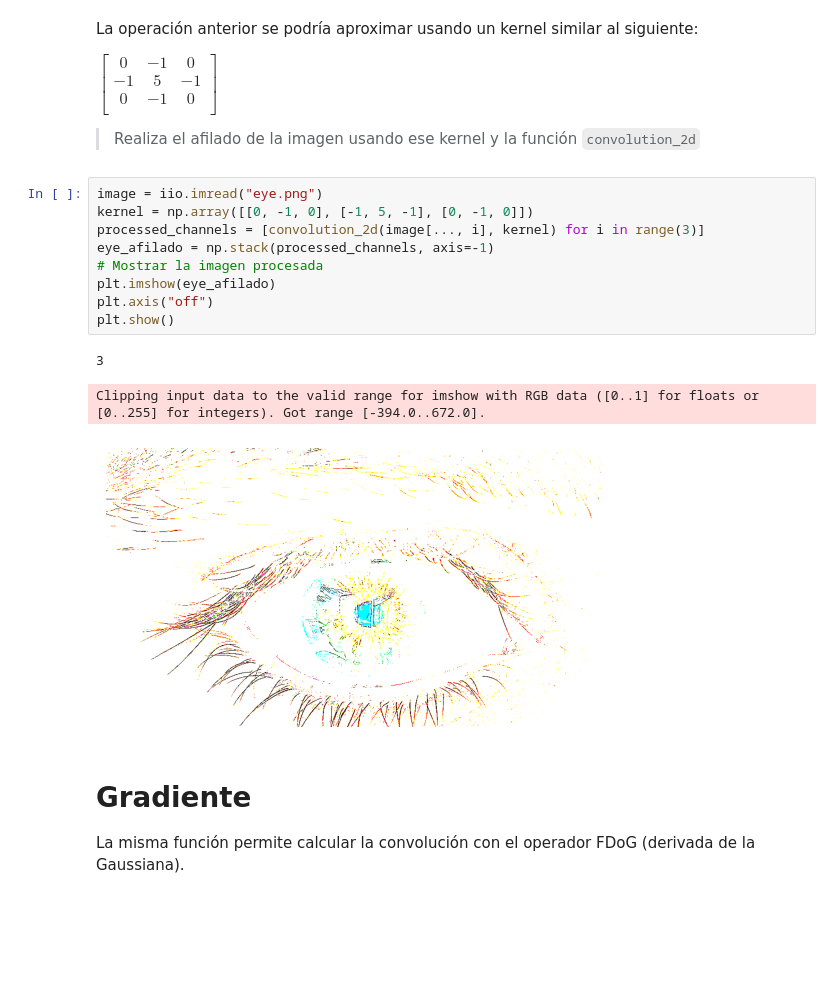
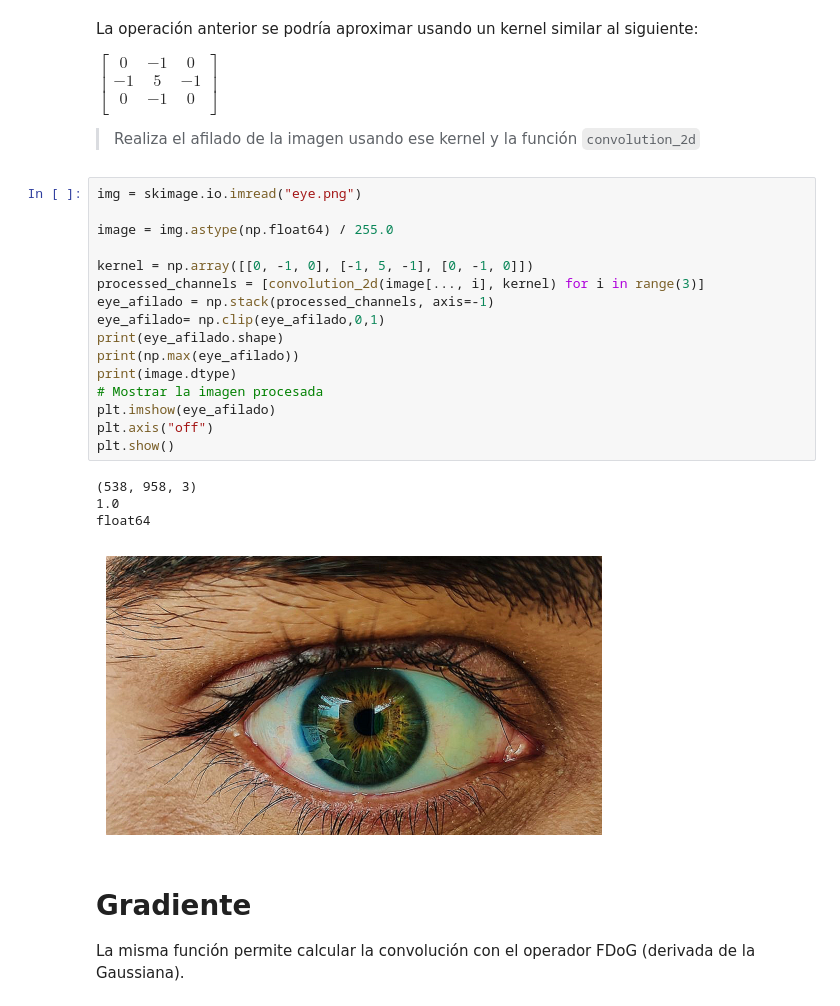
Before and after one commit to uo288207/vision_artificial, a Jupyter notebook: Prac04-Filtros.ipynb, the cells around one changed output. Drawn from its saved outputs; the diff is of its cells as text; blank space fills up the shorter version.

```diff
--- a/Prac04-Filtros.ipynb
+++ b/Prac04-Filtros.ipynb
@@ -255,18 +255,26 @@ $
 
 > Realiza el afilado de la imagen usando ese kernel y la función `convolution_2d`
 # %%
-image = iio.imread("eye.png")
+img = skimage.io.imread("eye.png")
+
+image = img.astype(np.float64) / 255.0
+
 kernel = np.array([[0, -1, 0], [-1, 5, -1], [0, -1, 0]])
 processed_channels = [convolution_2d(image[..., i], kernel) for i in range(3)]
 eye_afilado = np.stack(processed_channels, axis=-1)
+eye_afilado= np.clip(eye_afilado,0,1)
+print(eye_afilado.shape)
+print(np.max(eye_afilado))
+print(image.dtype)
 # Mostrar la imagen procesada
 plt.imshow(eye_afilado)
 plt.axis("off")
 plt.show()
 # %% [output]
-3
+(538, 958, 3)
+1.0
+float64
-Clipping input data to the valid range for imshow with RGB data ([0..1] for floats or [0..255] for integers). Got range [-394.0..672.0].
-[figure, old version]
+[figure, new version]
 # %% [markdown]
 # Gradiente
 
```
Also changed, not shown: parts of 1 cell of this notebook.
